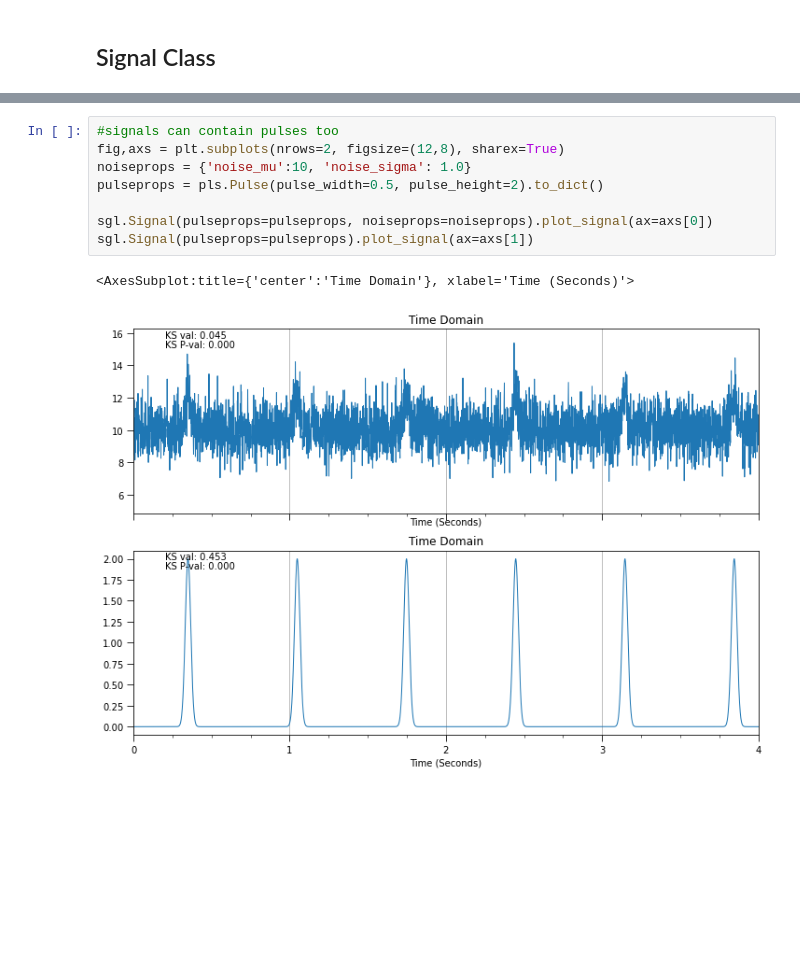
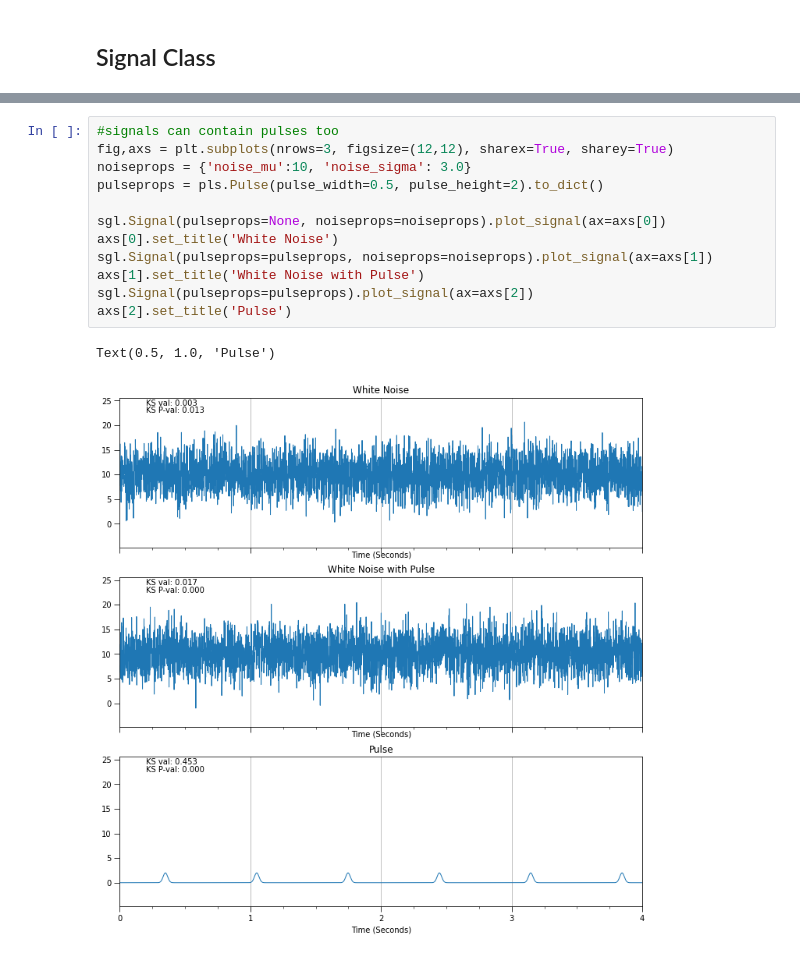
Before and after one commit to kevinmcmanus/signal, a Jupyter notebook: sigdemo.ipynb, the cells around one changed output, grey strips where cells are left out. Drawn from its saved outputs; the diff is of its cells as text; blank space fills up the shorter version.

Commit message:
Update to Signal Refactor
Notebooks now use the Signal class and its plots.

```diff
--- a/sigdemo.ipynb
+++ b/sigdemo.ipynb
@@ -215,14 +217,18 @@ sgl.Signal( sinprops=sinprops, noiseprops=noiseprops).plot_signal()
 # %%
 #signals can contain pulses too
-fig,axs = plt.subplots(nrows=2, figsize=(12,8), sharex=True)
-noiseprops = {'noise_mu':10, 'noise_sigma': 1.0}
+fig,axs = plt.subplots(nrows=3, figsize=(12,12), sharex=True, sharey=True)
+noiseprops = {'noise_mu':10, 'noise_sigma': 3.0}
 pulseprops = pls.Pulse(pulse_width=0.5, pulse_height=2).to_dict()
 
-sgl.Signal(pulseprops=pulseprops, noiseprops=noiseprops).plot_signal(ax=axs[0])
-sgl.Signal(pulseprops=pulseprops).plot_signal(ax=axs[1])
+sgl.Signal(pulseprops=None, noiseprops=noiseprops).plot_signal(ax=axs[0])
+axs[0].set_title('White Noise')
+sgl.Signal(pulseprops=pulseprops, noiseprops=noiseprops).plot_signal(ax=axs[1])
+axs[1].set_title('White Noise with Pulse')
+sgl.Signal(pulseprops=pulseprops).plot_signal(ax=axs[2])
+axs[2].set_title('Pulse')
 # %% [output]
-<AxesSubplot:title={'center':'Time Domain'}, xlabel='Time (Seconds)'>
+Text(0.5, 1.0, 'Pulse')
-[figure, old version]
+[figure, new version]
 # %%
 noiseprops = {'noise_mu':10, 'noise_sigma': 1.0}
 pulseprops = pls.Pulse().to_dict() #get the default props
```
Also changed, not shown: parts of 5 cells of this notebook, 1 other file.
